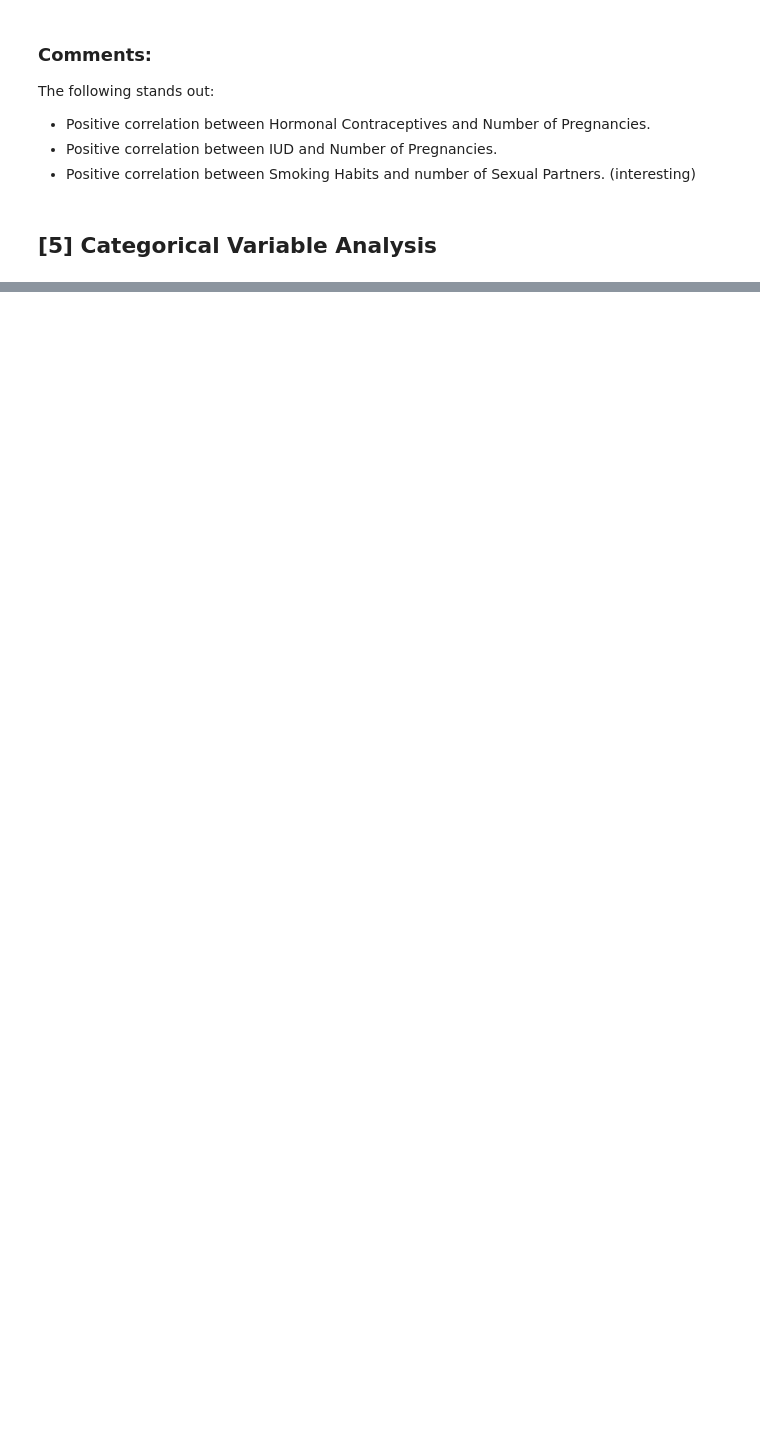
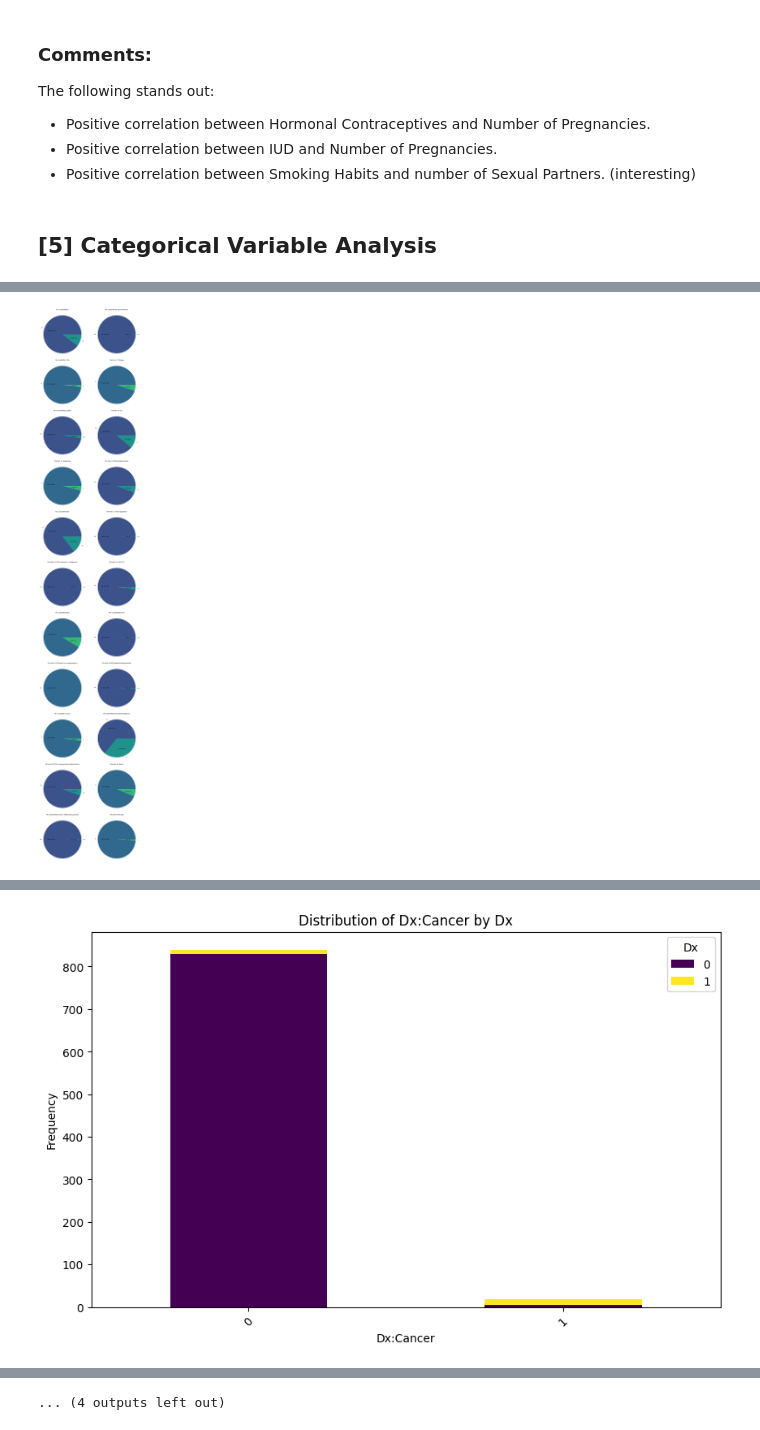
Before and after one commit to chamale-rac/cervical-cancer-diagnosis, a Jupyter notebook: eda.ipynb, the cells around one changed output, grey strips where cells are left out. Saved outputs shown, nothing was run; the diff lists cells and outputs as text; code cells hidden in the pictures; blank space fills up the shorter version.

```diff
--- a/eda.ipynb
+++ b/eda.ipynb
@@ -497,0 +399,78 @@ Name: proportion, dtype: float64
+# %%
+import pandas as pd
+import matplotlib.pyplot as plt
+import seaborn as sns
+from scipy.stats import chi2_contingency
+
+# Asumiendo que df es tu DataFrame
+numerical_columns = [
+    "Age",
+    "Number of sexual partners",
+    "First sexual intercourse",
+    "Num of pregnancies",
+    "Smokes (years)",
+    "Smokes (packs/year)",
+    "Hormonal Contraceptives (years)",
+    "IUD (years)",
+    "STDs (number)",
+    "STDs: Number of diagnosis",
+]
+
+# Identificar columnas categóricas
+categorical_columns = list(set(df.columns) - set(numerical_columns) - set(["Dx"]))
+categorical_data = df[categorical_columns]
+
+# Crear gráficos de pastel para todas las variables categóricas
+num_plots = len(categorical_columns)
+num_cols = 2
+num_rows = (num_plots + num_cols - 1) // num_cols
+
+fig, axes = plt.subplots(num_rows, num_cols, figsize=(14, num_rows * 6))
+
+for i, col in enumerate(categorical_columns):
+    ax = axes[i // num_cols, i % num_cols]
+    categorical_data[col].value_counts().plot(
+        kind="pie",
+        autopct=lambda p: f"{p:.1f}% ({int(p * sum(categorical_data[col].value_counts()) / 100)})",
+        ax=ax,
+        colors=sns.color_palette("viridis", len(categorical_data[col].unique())),
+    )
+    ax.set_title(f"Pie chart of {col}")
+    ax.set_ylabel("")
+
+# Ajustar diseño para que no se solapen los gráficos
+plt.tight_layout()
+plt.show()
+
+# Tablas de contingencia y test chi-cuadrado
+chi2_results = {}
+for col in categorical_columns:
+    contingency_table = pd.crosstab(df[col], df["Dx"])
+    chi2, p, dof, ex = chi2_contingency(contingency_table)
+    chi2_results[col] = p
+
+chi2_results = pd.Series(chi2_results).sort_values()
+print("P-values of Chi-Square Test:\n", chi2_results)
+
+# Gráficos de barras apiladas para variables significativas
+significant_columns = chi2_results[chi2_results < 0.05].index
+for col in significant_columns:
+    contingency_table = pd.crosstab(df[col], df["Dx"])
+    contingency_table.plot(
+        kind="bar", stacked=True, figsize=(10, 6), colormap="viridis"
+    )
+    plt.title(f"Distribution of {col} by Dx")
+    plt.xlabel(col)
+    plt.ylabel("Frequency")
+    plt.xticks(rotation=45)
+    plt.show()
+
+# Heatmaps de proporción para variables significativas
+for col in significant_columns:
+    contingency_table = pd.crosstab(df[col], df["Dx"], normalize="index")
+    plt.figure(figsize=(10, 6))
+    sns.heatmap(contingency_table, annot=True, cmap="viridis")
+    plt.title(f"Proportion of Dx by {col}")
+    plt.show()
+# %% [output]
+[figure, added]
@@ -497,0 +494 @@ Name: proportion, dtype: float64
+[figure, added]
@@ -497,0 +504 @@ Name: proportion, dtype: float64
+... (4 outputs left out)
```
Also changed, not shown: parts of 8 cells of this notebook.
